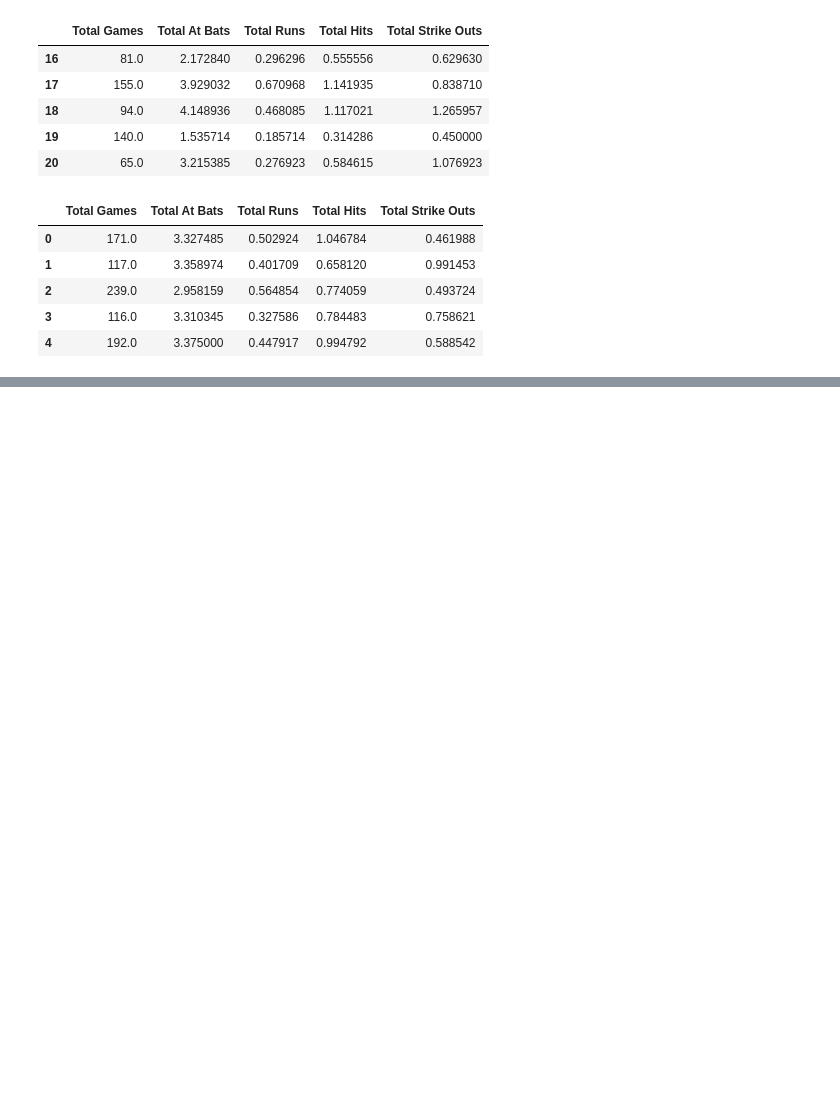
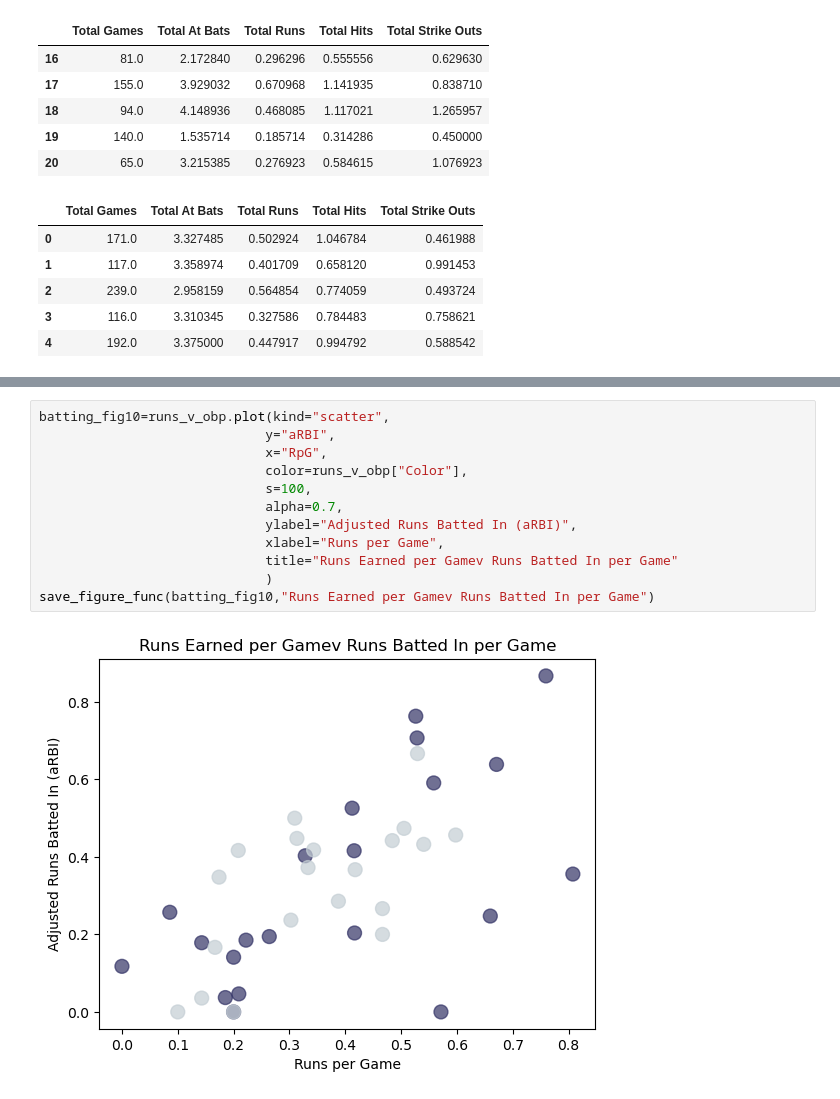
Before and after one commit to cassydm/rockies_moneyball_part-deux, a Jupyter notebook: Test_files/working_file_cassy.ipynb, the cells around one changed output, grey strips where cells are left out. Cells and saved outputs as stored; diff of their text form; blank space fills up the shorter version.

```diff
--- a/Test_files/working_file_cassy.ipynb
+++ b/Test_files/working_file_cassy.ipynb
@@ -378,0 +448,14 @@ plt.savefig("../Test_files/Batting_Figures/Batting Correlation Matrix.png")
+# %%
+batting_fig10=runs_v_obp.plot(kind="scatter",
+                             y="aRBI",
+                             x="RpG",
+                             color=runs_v_obp["Color"],
+                             s=100,
+                             alpha=0.7,
+                             ylabel="Adjusted Runs Batted In (aRBI)",
+                             xlabel="Runs per Game",
+                             title="Runs Earned per Gamev Runs Batted In per Game"
+                             )
+save_figure_func(batting_fig10,"Runs Earned per Gamev Runs Batted In per Game")
+# %% [output]
+[figure, added]
```
Also changed, not shown: parts of 17 cells of this notebook, 9 other files.
